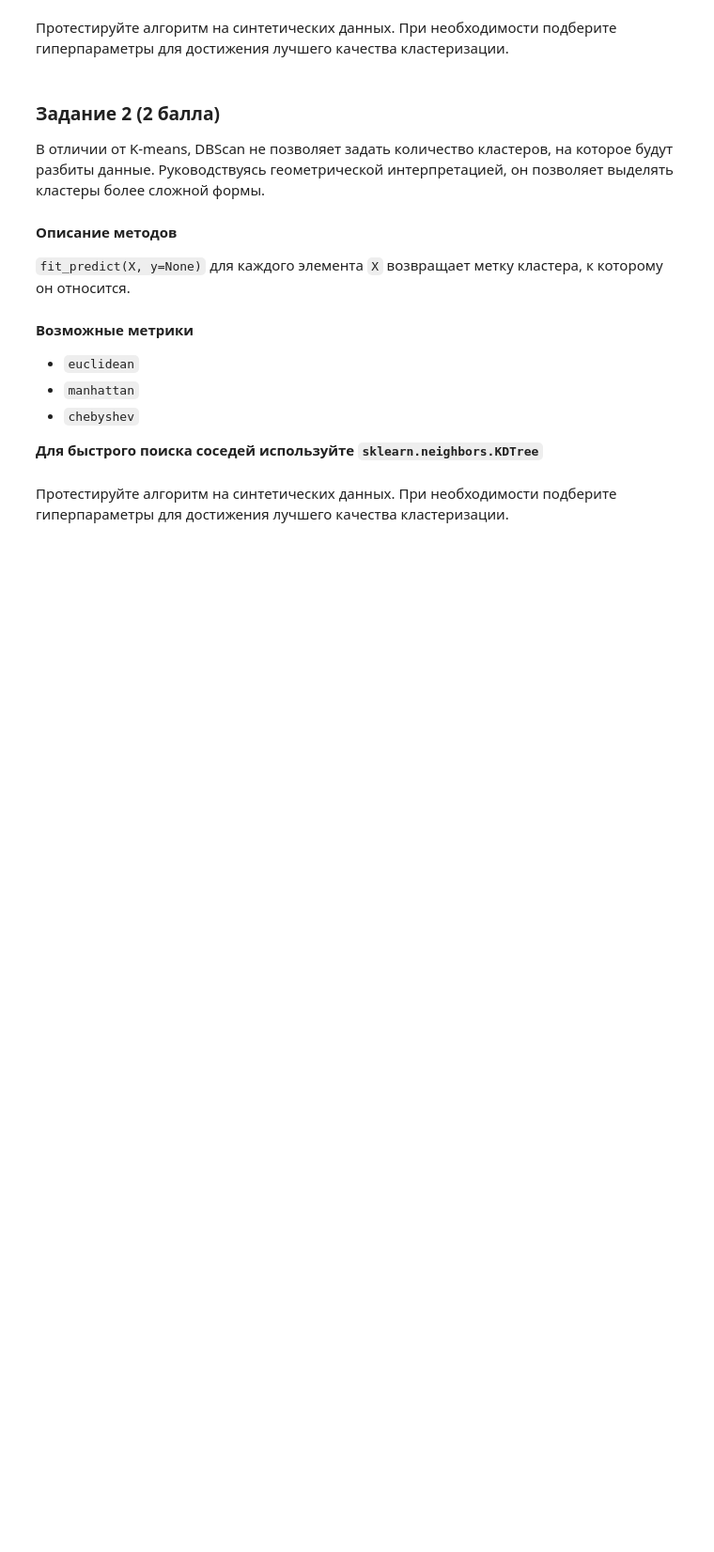
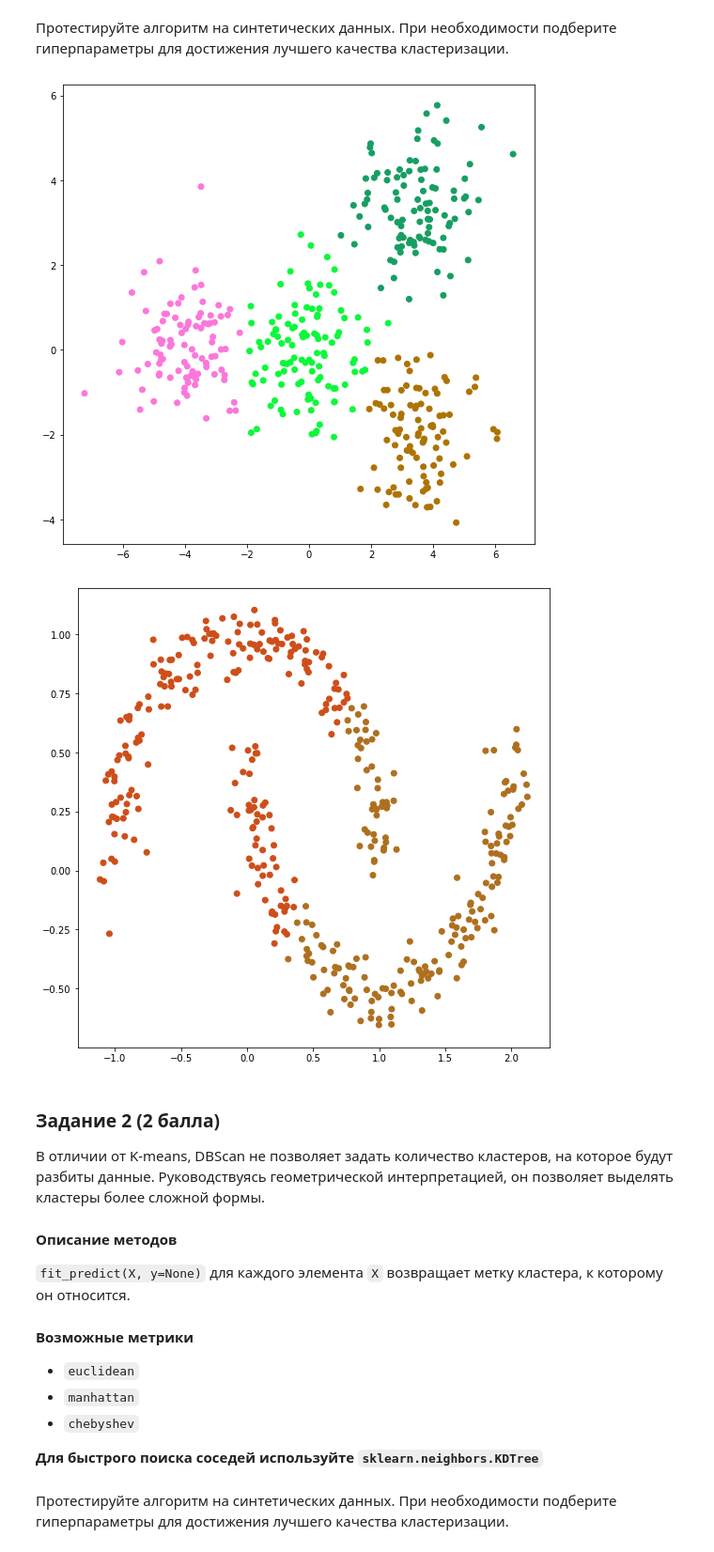
Before and after one commit to Howuhh/hse_machine_learning, a Jupyter notebook: hw2_clustering/hw02_task.ipynb, the cells around one changed output. Shown at 94% size. Drawn from its saved outputs; the diff is of its cells as text; code cells hidden in the pictures; blank space fills up the shorter version.

```diff
--- a/hw2_clustering/hw02_task.ipynb
+++ b/hw2_clustering/hw02_task.ipynb
@@ -21,21 +9,0 @@ from typing import NoReturn
-# %%
-def visualize_clasters(X, labels):
-    unique_labels = np.unique(labels)
-    unique_colors = np.random.random((len(unique_labels), 3))
-    colors = [unique_colors[l] for l in labels]
-    plt.figure(figsize=(9, 9))
-    plt.scatter(X[:, 0], X[:, 1], c=colors)
-    plt.show()
-
-def clusters_statistics(flatten_image, cluster_colors, cluster_labels):
-    fig, axes = plt.subplots(3, 2, figsize=(12, 16))
-    for remove_color in range(3):
-        axes_pair = axes[remove_color]
-        first_color = 0 if remove_color != 0 else 2
-        second_color = 1 if remove_color != 1 else 2
-        axes_pair[0].scatter([p[first_color] for p in flatten_image], [p[second_color] for p in flatten_image], c=flatten_image, marker='.')
-        axes_pair[1].scatter([p[first_color] for p in flatten_image], [p[second_color] for p in flatten_image], c=[cluster_colors[c] for c in cluster_labels], marker='.')
-        for a in axes_pair:
-            a.set_xlim(0, 1)
-            a.set_ylim(0, 1)
-    plt.show()
@@ -42,3 +27,11 @@ def clusters_statistics(flatten_image, cluster_colors, cluster_labels):
+# %%
+def visualize_clasters(X, labels):
+    unique_labels = np.unique(labels)
+    unique_colors = np.random.random((len(unique_labels), 3))
+    colors = [unique_colors[int(l)] for l in labels]
+    plt.figure(figsize=(9, 9))
+    plt.scatter(X[:, 0], X[:, 1], c=colors)
+    plt.show()
 # %% [markdown]
 Генерируем два синтетических набора данных для кластеризации. Далее будем тестировать наши алгоритмы на них.
 # %%
@@ -121,15 +188,18 @@ class KMeans:
 # %% [markdown]
 Протестируйте алгоритм на синтетических данных. При необходимости подберите гиперпараметры для достижения лучшего качества кластеризации.
 # %%
-kmeans = KMeans(n_clusters=4)
+kmeans = KMeans(init="k-means++", n_clusters=4)
 kmeans.fit(X_1)
 labels = kmeans.predict(X_1)
 visualize_clasters(X_1, labels)
 
-kmeans = KMeans(n_clusters=2)
+kmeans = KMeans(init="k-means++", n_clusters=2)
 kmeans.fit(X_2)
 labels = kmeans.predict(X_2)
 visualize_clasters(X_2, labels)
+# %% [output]
+[figure, added]
+[figure, added]
 # %% [markdown]
 ### Задание 2 (2 балла)
 В отличии от K-means, DBScan не позволяет задать количество кластеров, на которое будут разбиты данные. Руководствуясь геометрической интерпретацией, он позволяет выделять кластеры более сложной формы.
```
Also changed, not shown: parts of 23 cells of this notebook, 4 other files.
